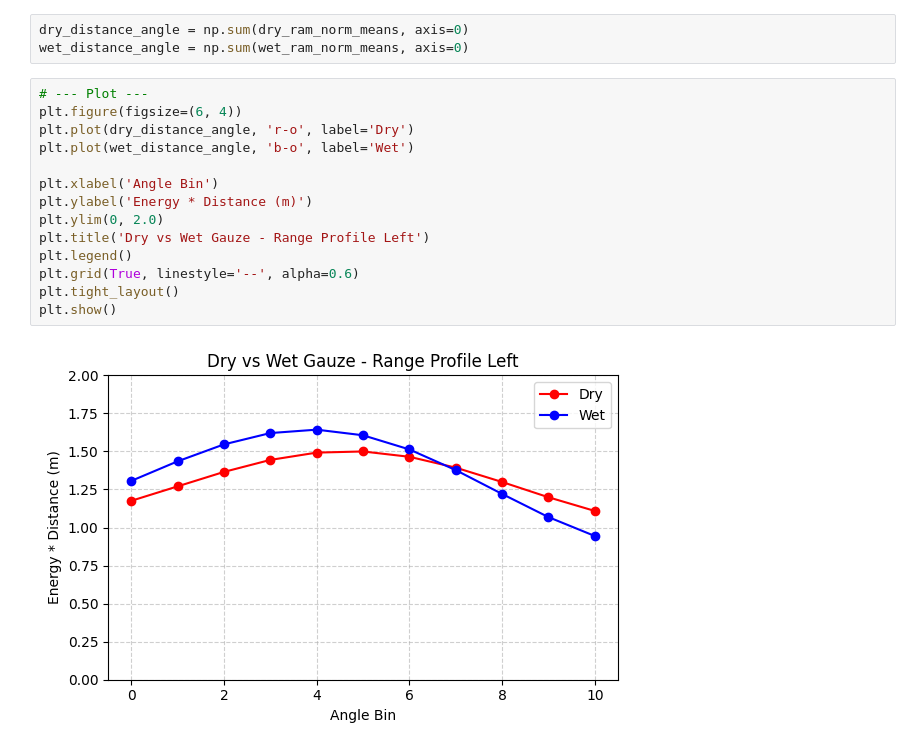
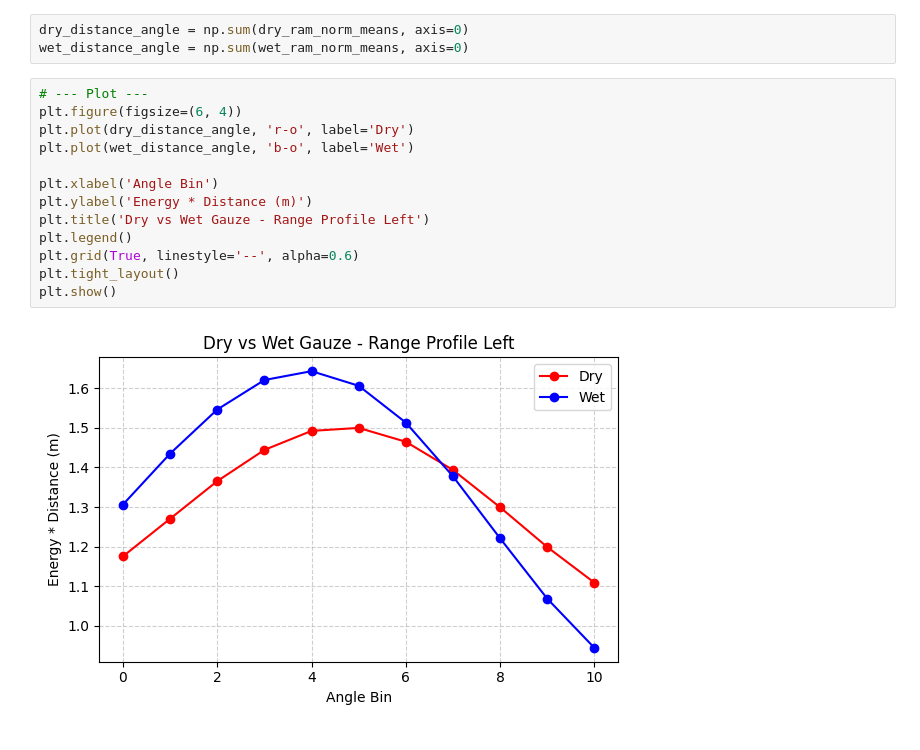
Before and after one commit to mehtho/mmWaveRadarWoundDetection, a Jupyter notebook: notebooks/range_angle_exp.ipynb, the cells around one changed output. Cells and saved outputs as stored; diff of their text form.

```diff
--- a/notebooks/range_angle_exp.ipynb
+++ b/notebooks/range_angle_exp.ipynb
@@ -340,17 +340,16 @@ wet_distance_angle = np.sum(wet_ram_norm_means, axis=0)
 # %%
 # --- Plot ---
 plt.figure(figsize=(6, 4))
 plt.plot(dry_distance_angle, 'r-o', label='Dry')
 plt.plot(wet_distance_angle, 'b-o', label='Wet')
 
 plt.xlabel('Angle Bin')
 plt.ylabel('Energy * Distance (m)')
-plt.ylim(0, 2.0)
 plt.title('Dry vs Wet Gauze - Range Profile Left')
 plt.legend()
 plt.grid(True, linestyle='--', alpha=0.6)
 plt.tight_layout()
 plt.show()
 # %% [output]
-[figure, old version]
+[figure, new version]
 # %%
```
Also changed, not shown: parts of 1 cell of this notebook, 7 other files.
